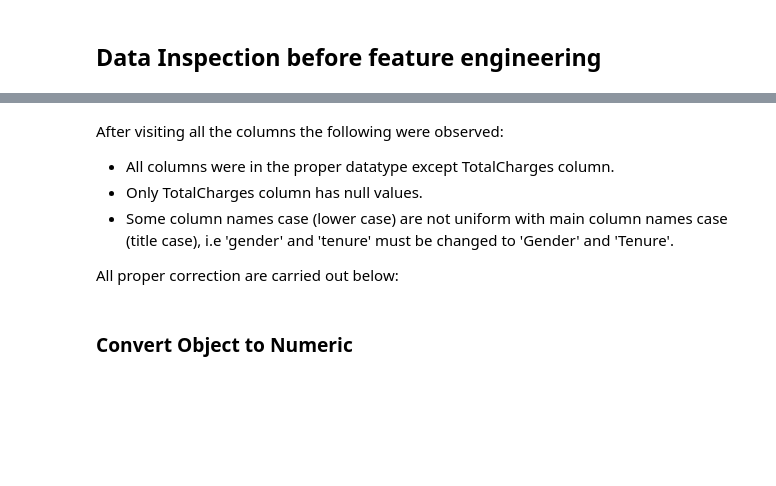
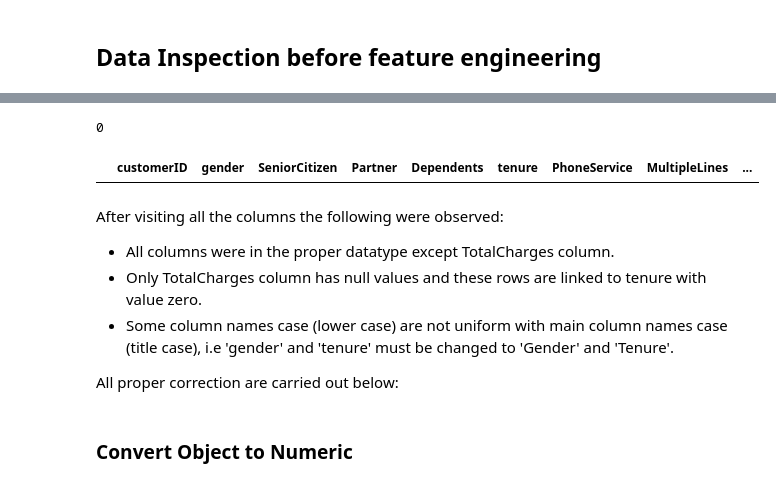
Before and after one commit to RetroAce0-0/Lam8da_2025, a Jupyter notebook: Lambda_Churn.ipynb, the cells around one changed output, grey strips where cells are left out. Cells and saved outputs as stored; diff of their text form; code cells hidden in the pictures; blank space fills up the shorter version.

```diff
--- a/Lambda_Churn.ipynb
+++ b/Lambda_Churn.ipynb
@@ -593,7 +410,16 @@ dtype: int64
+# %%
+df["tenure"].min()
+# %% [output]
+0
+# %%
+null_rows = df[df.isnull().any(axis=1)]
+null_rows
+# %% [output]
+|  | customerID | gender | SeniorCitizen | Partner | Dependents | tenure | PhoneService | MultipleLines | ... |
 # %% [markdown]
 After visiting all the columns the following were observed:
 - All columns were in the proper datatype except TotalCharges column.
-- Only TotalCharges column has null values.
+- Only TotalCharges column has null values and these rows are linked to tenure with value zero.
 - Some column names case (lower case) are not uniform with main column names case (title case), i.e 'gender' and 'tenure' must be changed to 'Gender' and 'Tenure'.
 
 All proper correction are carried out below:
```
Also changed, not shown: parts of 30 cells of this notebook.
